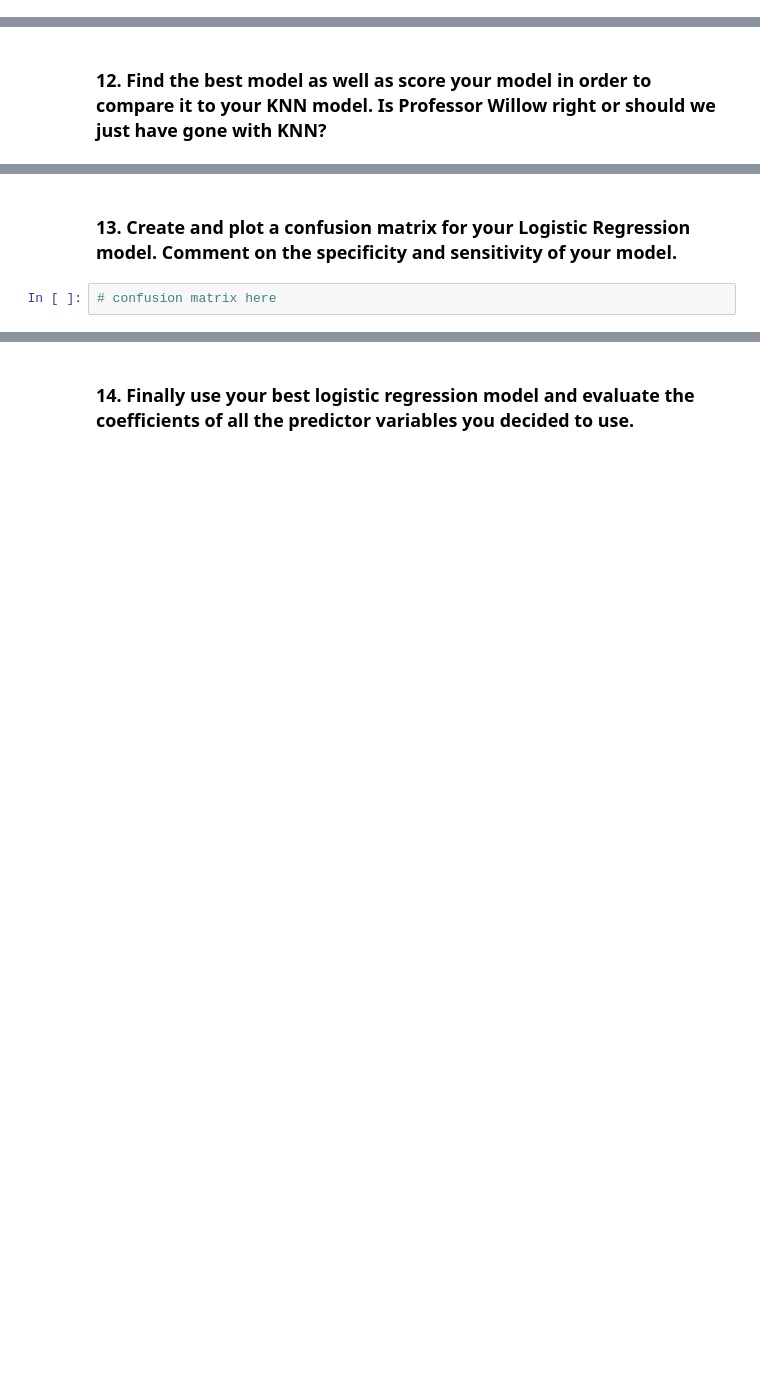
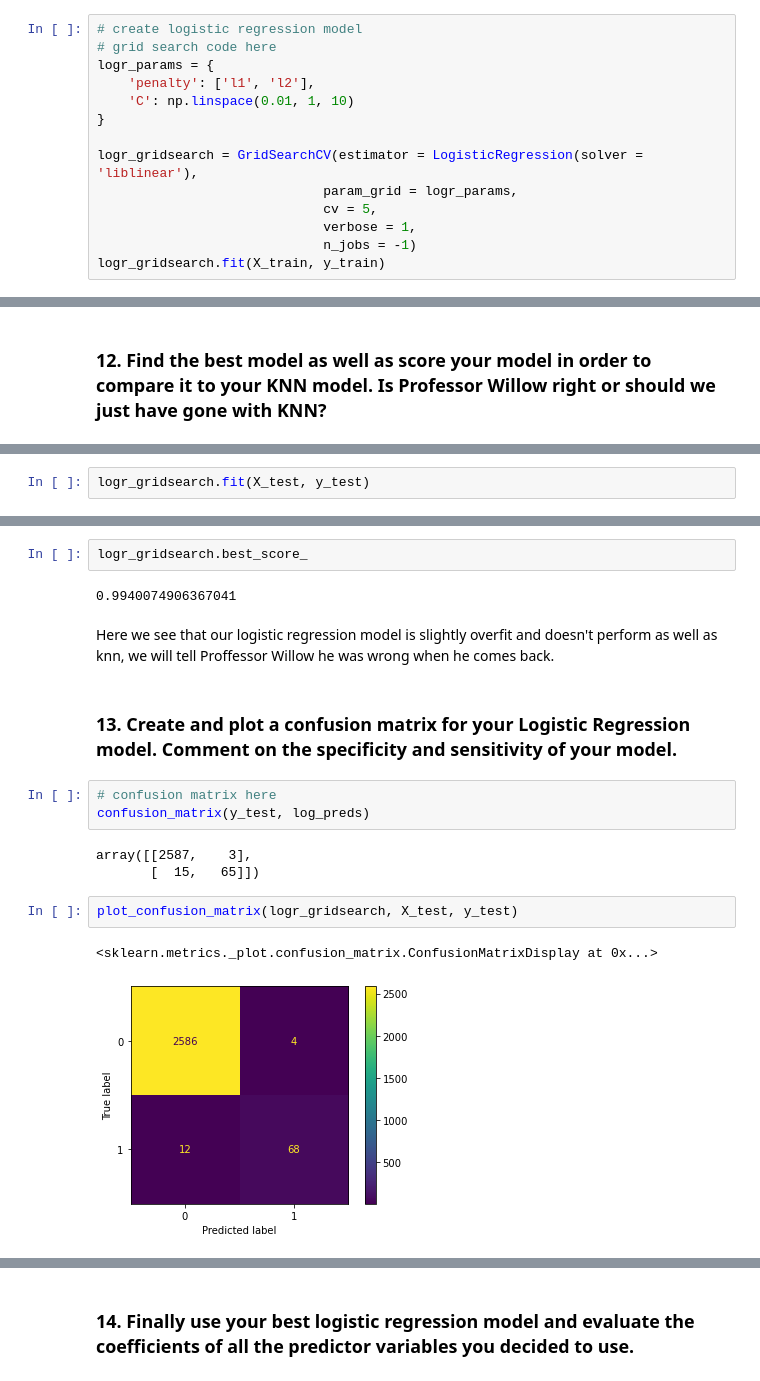
Before and after one commit to jesseptao/quiz-3-practice, a Jupyter notebook: quiz-3-practice.ipynb, the cells around one changed output, grey strips where cells are left out. Cells and saved outputs as stored; diff of their text form; blank space fills up the shorter version.

```diff
--- a/quiz-3-practice.ipynb
+++ b/quiz-3-practice.ipynb
@@ -66,0 +262,14 @@ Do this with LASSO and Ridge regularization with $\alpha $ values between 1 and
+# %%
+# create logistic regression model
+# grid search code here
+logr_params = {
+    'penalty': ['l1', 'l2'],
+    'C': np.linspace(0.01, 1, 10)
+}
+
+logr_gridsearch = GridSearchCV(estimator = LogisticRegression(solver = 'liblinear'),
+                             param_grid = logr_params,
+                             cv = 5,
+                             verbose = 1,
+                             n_jobs = -1)
+logr_gridsearch.fit(X_train, y_train)
@@ -70,0 +297,2 @@ Do this with LASSO and Ridge regularization with $\alpha $ values between 1 and
+# %%
+logr_gridsearch.fit(X_test, y_test)
@@ -71,4 +307,19 @@ Do this with LASSO and Ridge regularization with $\alpha $ values between 1 and
+# %%
+logr_gridsearch.best_score_
+# %% [output]
+0.9940074906367041
+# %% [markdown]
+Here we see that our logistic regression model is slightly overfit and doesn't perform as well as knn, we will tell Proffessor Willow he was wrong when he comes back.
 # %% [markdown]
 ### 13. Create and plot a confusion matrix for your Logistic Regression model. Comment on the specificity and sensitivity of your model.
 # %%
 # confusion matrix here
+confusion_matrix(y_test, log_preds)
+# %% [output]
+array([[2587,    3],
+       [  15,   65]])
+# %%
+plot_confusion_matrix(logr_gridsearch, X_test, y_test)
+# %% [output]
+<sklearn.metrics._plot.confusion_matrix.ConfusionMatrixDisplay at 0x...>
+[figure, added]
```
Also changed, not shown: parts of 48 cells of this notebook.
